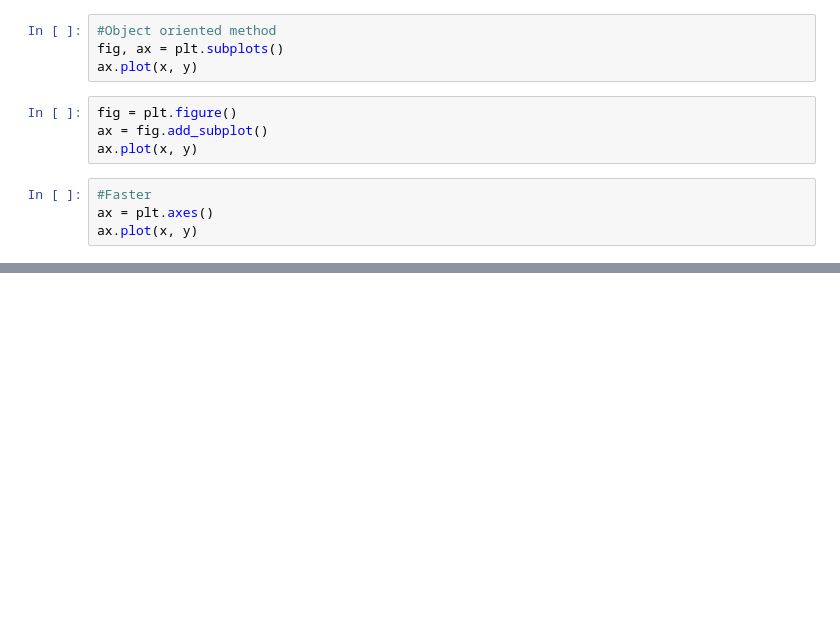
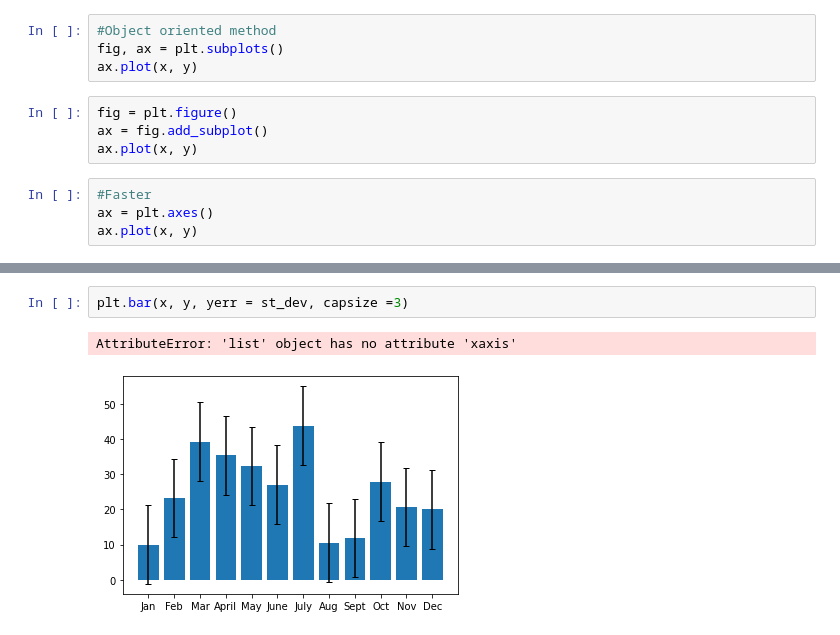
Before and after one commit to oyuka1112/PyBer_Analysis, a Jupyter notebook: matplotlib_practice.ipynb, the cells around one changed output, grey strips where cells are left out. Saved outputs shown, nothing was run; the diff lists cells and outputs as text; blank space fills up the shorter version.

```diff
--- a/matplotlib_practice.ipynb
+++ b/matplotlib_practice.ipynb
@@ -31,0 +52,5 @@ plt.grid()
+# %%
+plt.bar(x, y, yerr = st_dev, capsize =3)
+# %% [output]
+AttributeError: 'list' object has no attribute 'xaxis'
+[figure, added]
```
Also changed, not shown: parts of 7 cells of this notebook, 4 other files.
